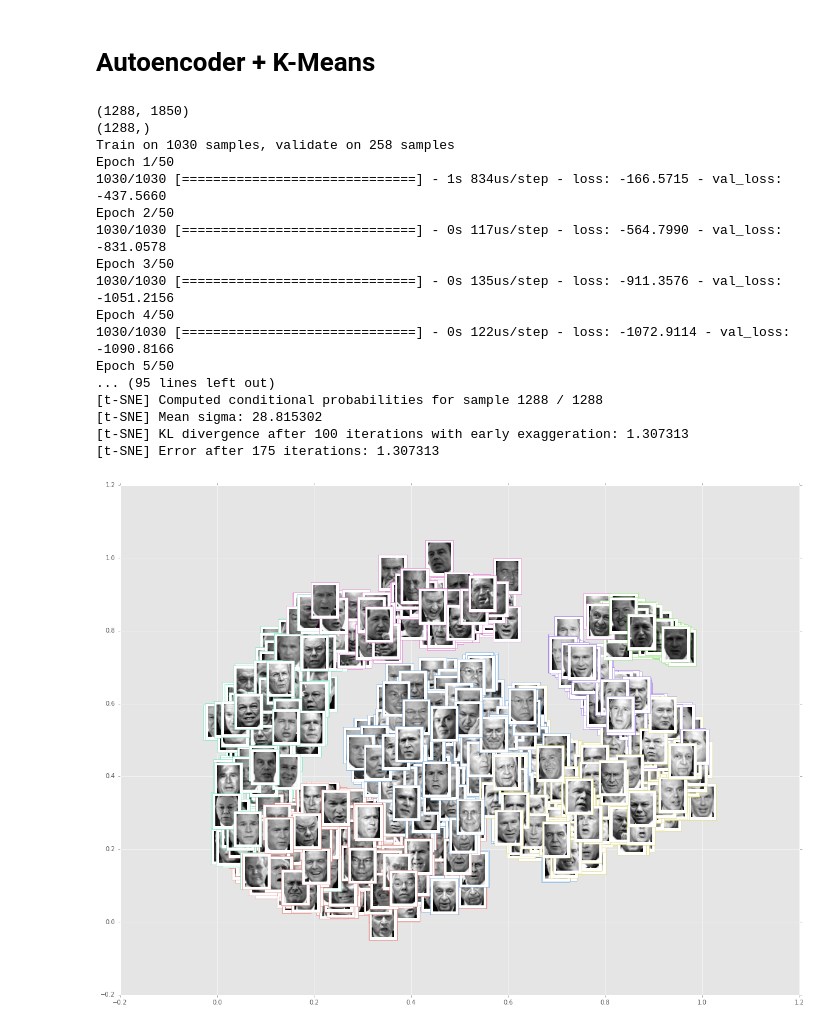
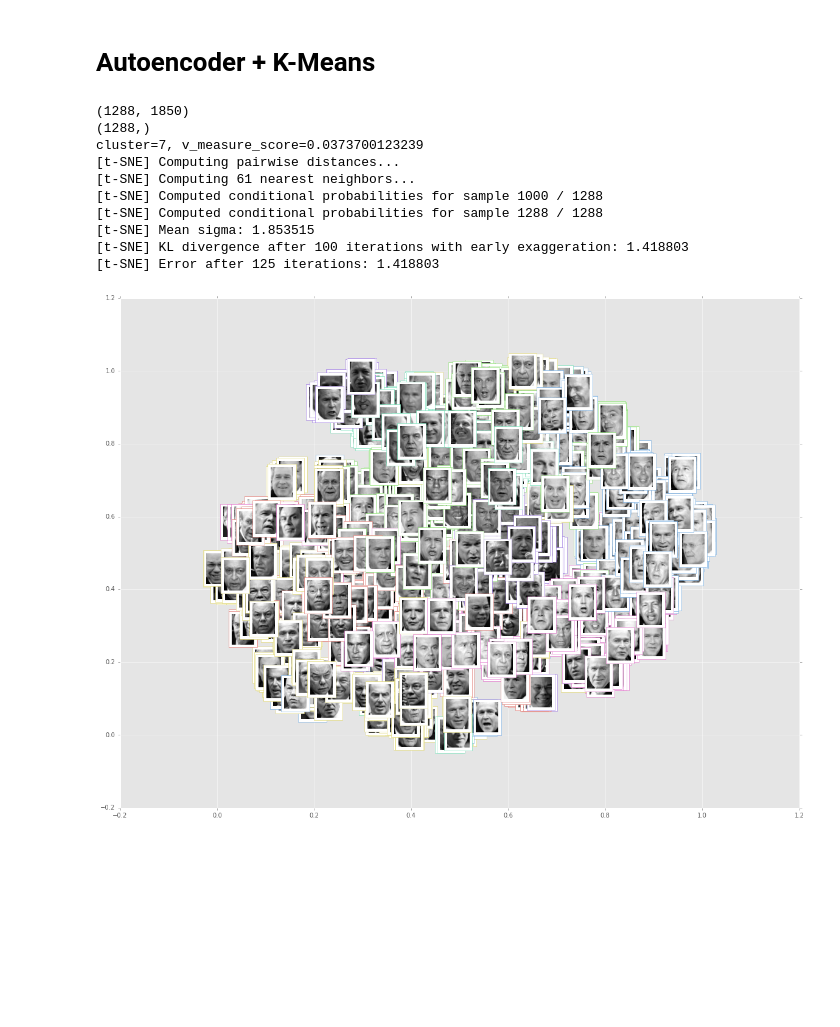
Before and after one commit to hisarack/ImageClustering, a Jupyter notebook: ToyDataset.ipynb, the cells around one changed output. Cells and saved outputs as stored; diff of their text form; code cells hidden in the pictures; blank space fills up the shorter version.

```diff
--- a/ToyDataset.ipynb
+++ b/ToyDataset.ipynb
@@ -153,49 +153,48 @@ X = lfw_people.data
 y_true = lfw_people.target
 n_clusters = 7
 encoding_dim = 16
 print X.shape
 print y_true.shape
 
+
+# normalize
+X_ae = X.astype('float32')
+X_min, X_max = np.min(X_ae, 0), np.max(X_ae, 0)
+X_ae = (X_ae - X_min) / (X_max - X_min)
+X_ae = X_ae.reshape((len(X_ae), np.prod(X_ae.shape[1:])))
+
 # auto-encoder
-X_ae = X.astype('float32')
-X_ae = X_ae.reshape((len(X_ae), np.prod(X_ae.shape[1:])))
 img_dim = X_ae.shape[1]
 input_img = Input(shape=(img_dim,))
 encoded = Dense(encoding_dim, activation='relu')(input_img)
 decoded = Dense(img_dim, activation='sigmoid')(encoded)
 autoencoder = Model(input_img, decoded)
 encoder = Model(input_img, encoded)
 autoencoder.compile(optimizer='adadelta', loss='binary_crossentropy')
 autoencoder.fit(
     X_ae, X_ae,
-    epochs=50,
+    epochs=1000,
     batch_size=256,
     shuffle=True,
-    validation_split=0.2
+    validation_split=0.2,
+    verbose=False
 )
 
 X_encoded = encoder.predict(X_ae)
 kmeans = KMeans(n_clusters=n_clusters, random_state=0).fit(X_encoded)
 y_pred = kmeans.labels_
 score = v_measure_score(y_true, y_pred)
 print('cluster={}, v_measure_score={}'.format(n_clusters, score))
 virtualize_2d(X_encoded, y_pred, lfw_people, plt.cm.gray, n_clusters)
 # %% [output]
 (1288, 1850)
 (1288,)
-Train on 1030 samples, validate on 258 samples
-Epoch 1/50
-1030/1030 [==============================] - 1s 834us/step - loss: -166.5715 - val_loss: -437.5660
-Epoch 2/50
-1030/1030 [==============================] - 0s 117us/step - loss: -564.7990 - val_loss: -831.0578
-Epoch 3/50
-1030/1030 [==============================] - 0s 135us/step - loss: -911.3576 - val_loss: -1051.2156
-Epoch 4/50
-1030/1030 [==============================] - 0s 122us/step - loss: -1072.9114 - val_loss: -1090.8166
-Epoch 5/50
-... (95 lines left out)
+cluster=7, v_measure_score=0.0373700123239
+[t-SNE] Computing pairwise distances...
+[t-SNE] Computing 61 nearest neighbors...
+[t-SNE] Computed conditional probabilities for sample 1000 / 1288
 [t-SNE] Computed conditional probabilities for sample 1288 / 1288
-[t-SNE] Mean sigma: 28.815302
-[t-SNE] KL divergence after 100 iterations with early exaggeration: 1.307313
-[t-SNE] Error after 175 iterations: 1.307313
+[t-SNE] Mean sigma: 1.853515
+[t-SNE] KL divergence after 100 iterations with early exaggeration: 1.418803
+[t-SNE] Error after 125 iterations: 1.418803
-[figure, old version]
+[figure, new version]
```
Also changed, not shown: parts of 3 cells of this notebook.
